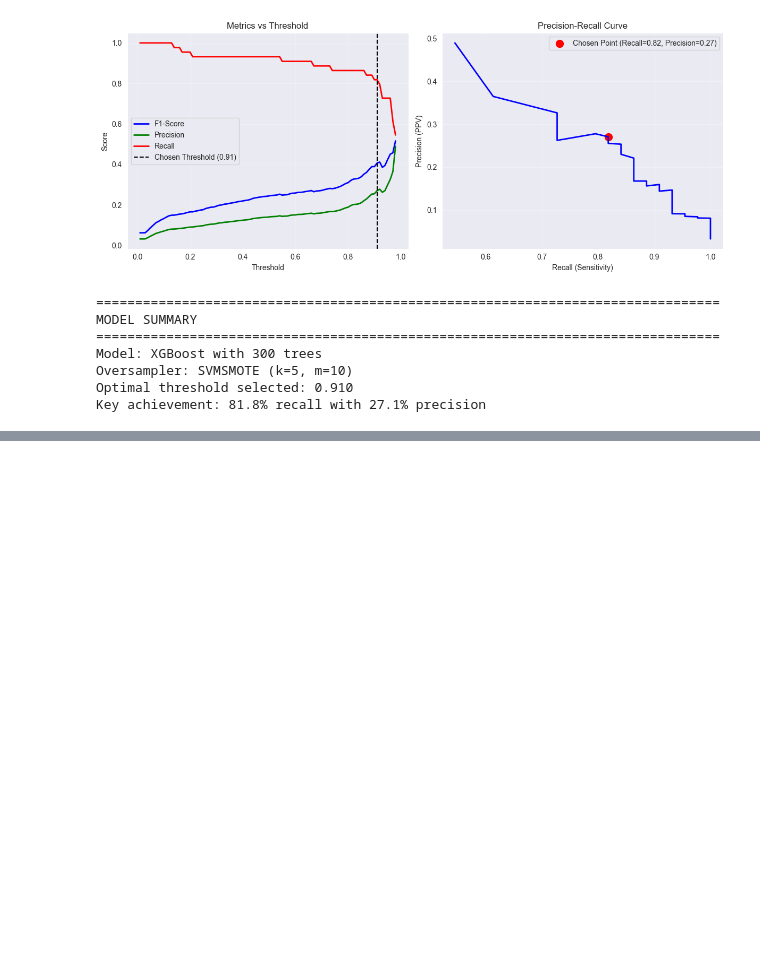
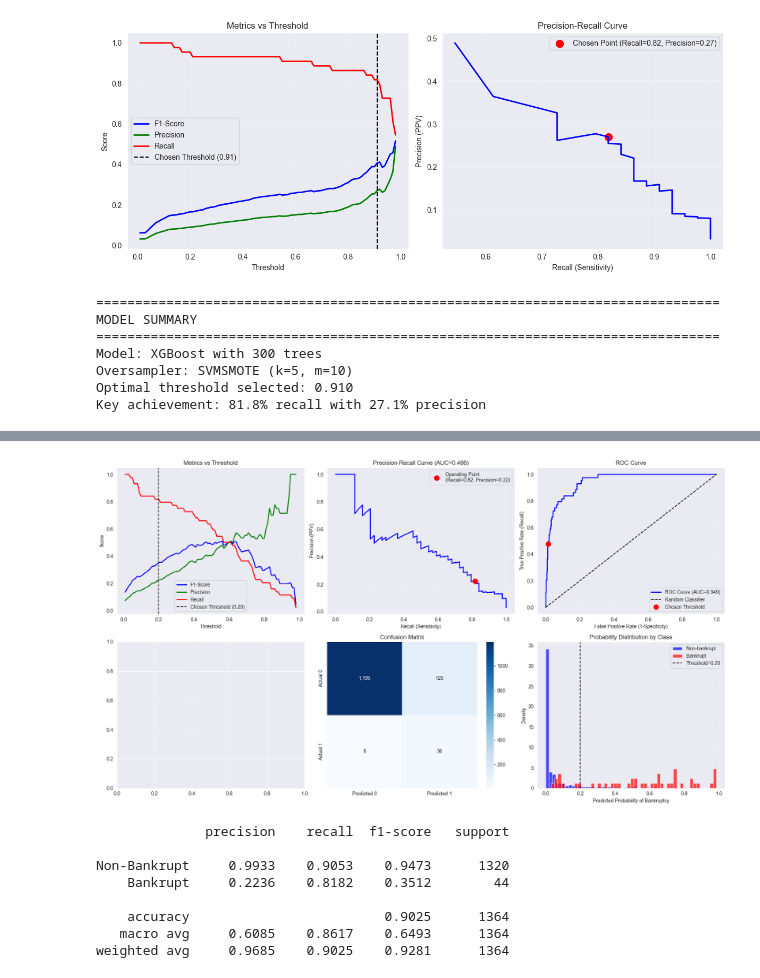
Before and after one commit to vect000r/datascience, a Jupyter notebook: taiwanese_bankruptcy_prediction/TBP.ipynb, the cells around one changed output, grey strips where cells are left out. Drawn from its saved outputs; the diff is of its cells as text; code cells hidden in the pictures; blank space fills up the shorter version.

```diff
--- a/taiwanese_bankruptcy_prediction/TBP.ipynb
+++ b/taiwanese_bankruptcy_prediction/TBP.ipynb
@@ -735,0 +886,75 @@ Key achievement: 81.8% recall with 27.1% precision
+# %%
+fig, axes = plt.subplots(2, 3, figsize=(18, 10))
+
+# 1. Threshold vs Metrics
+ax1 = axes[0, 0]
+ax1.plot(results_df['threshold'], results_df['f1'], 'b-', label='F1-Score', linewidth=2)
+ax1.plot(results_df['threshold'], results_df['precision'], 'g-', label='Precision', linewidth=2)
+ax1.plot(results_df['threshold'], results_df['recall'], 'r-', label='Recall', linewidth=2)
+ax1.axvline(x=final_threshold, color='k', linestyle='--',
+           label=f'Chosen Threshold ({final_threshold:.2f})')
+ax1.set_xlabel('Threshold')
+ax1.set_ylabel('Score')
+ax1.set_title('Metrics vs Threshold')
+ax1.legend()
+ax1.grid(True, alpha=0.3)
+
+# 2. Precision-Recall Curve
+ax2 = axes[0, 1]
+ax2.plot(recall_curve, precision_curve, 'b-', linewidth=2)
+ax2.plot([recall[1]], [precision[1]], 'ro', markersize=10,
+        label=f'Operating Point\n(Recall={recall[1]:.2f}, Precision={precision[1]:.2f})')
+ax2.set_xlabel('Recall (Sensitivity)')
+ax2.set_ylabel('Precision (PPV)')
+ax2.set_title(f'Precision-Recall Curve (AUC={pr_auc:.3f})')
+ax2.legend()
+ax2.grid(True, alpha=0.3)
+
+# 3. ROC Curve
+ax3 = axes[0, 2]
+fpr, tpr, _ = roc_curve(y_test, y_prob)
+ax3.plot(fpr, tpr, 'b-', linewidth=2, label=f'ROC Curve (AUC={roc_auc:.3f})')
+ax3.plot([0, 1], [0, 1], 'k--', label='Random Classifier')
+ax3.plot([fpr[np.where(results_df['threshold'] >= final_threshold)[0][0]]],
+         [tpr[np.where(results_df['threshold'] >= final_threshold)[0][0]]],
+         'ro', markersize=10, label='Chosen Threshold')
+ax3.set_xlabel('False Positive Rate (1-Specificity)')
+ax3.set_ylabel('True Positive Rate (Recall)')
+ax3.set_title('ROC Curve')
+ax3.legend()
+ax3.grid(True, alpha=0.3)
+
+# 4. Confusion Matrix Heatmap
+ax4 = axes[1, 1]
+conf_matrix = np.array([[tn, fp], [fn, tp]])
+sns.heatmap(conf_matrix, annot=True, fmt=',d', cmap='Blues',
+            xticklabels=['Predicted 0', 'Predicted 1'],
+            yticklabels=['Actual 0', 'Actual 1'], ax=ax4)
+ax4.set_title('Confusion Matrix')
+
+# 5. Probability Distribution
+ax6 = axes[1, 2]
+ax6.hist(y_prob[y_test == 0], bins=50, alpha=0.7, label='Non-bankrupt', color='blue', density=True)
+ax6.hist(y_prob[y_test == 1], bins=50, alpha=0.7, label='Bankrupt', color='red', density=True)
+ax6.axvline(x=final_threshold, color='k', linestyle='--', label=f'Threshold={final_threshold:.2f}')
+ax6.set_xlabel('Predicted Probability of Bankruptcy')
+ax6.set_ylabel('Density')
+ax6.set_title('Probability Distribution by Class')
+ax6.legend()
+ax6.grid(True, alpha=0.3)
+
+plt.tight_layout()
+plt.show()
+
+
+print(classification_report(y_test, y_pred_final, target_names=['Non-Bankrupt', 'Bankrupt'], digits=4))
+# %% [output]
+[figure, added]
+              precision    recall  f1-score   support
+
+Non-Bankrupt     0.9933    0.9053    0.9473      1320
+    Bankrupt     0.2236    0.8182    0.3512        44
+
+    accuracy                         0.9025      1364
+   macro avg     0.6085    0.8617    0.6493      1364
+weighted avg     0.9685    0.9025    0.9281      1364
```
Also changed, not shown: parts of 2 cells of this notebook.
